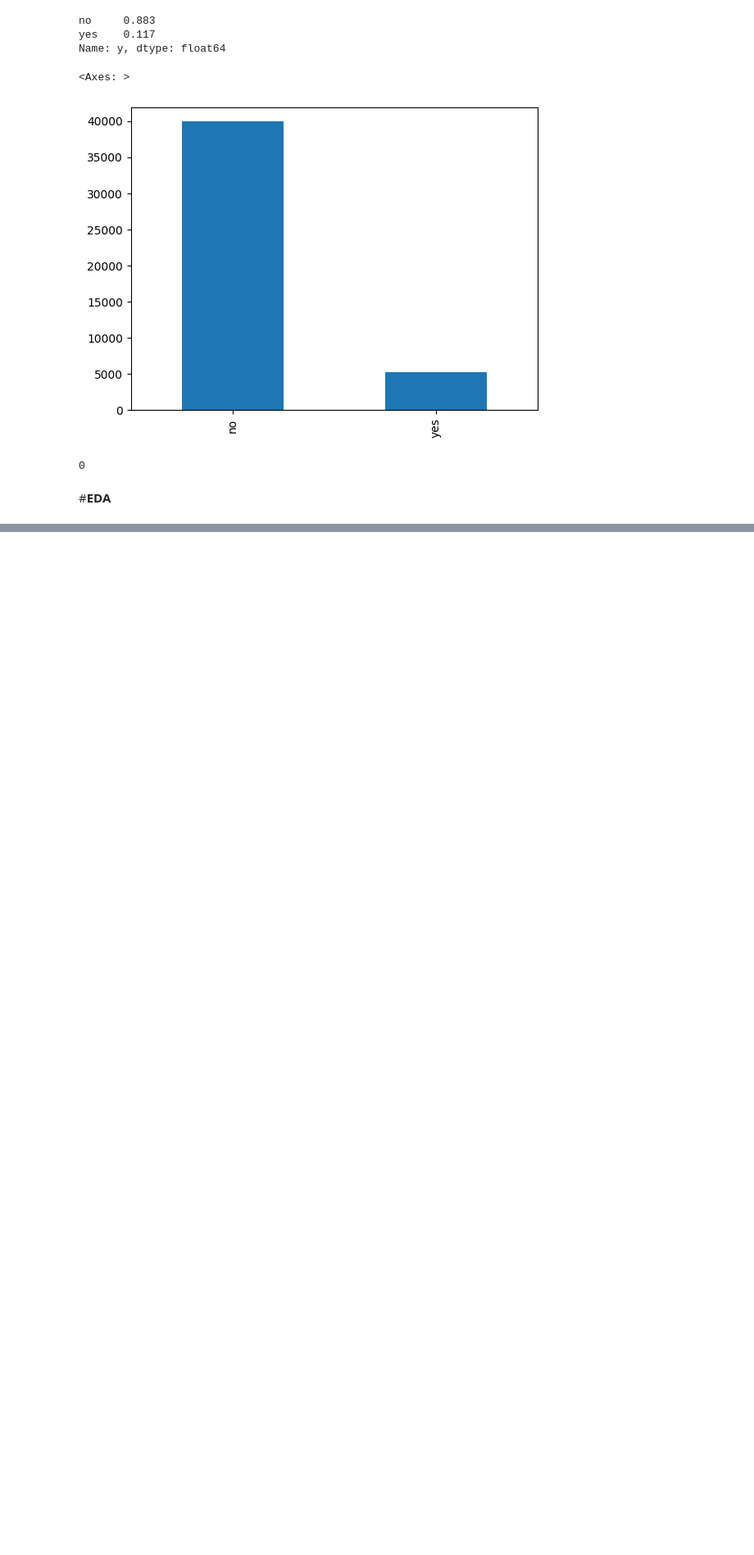
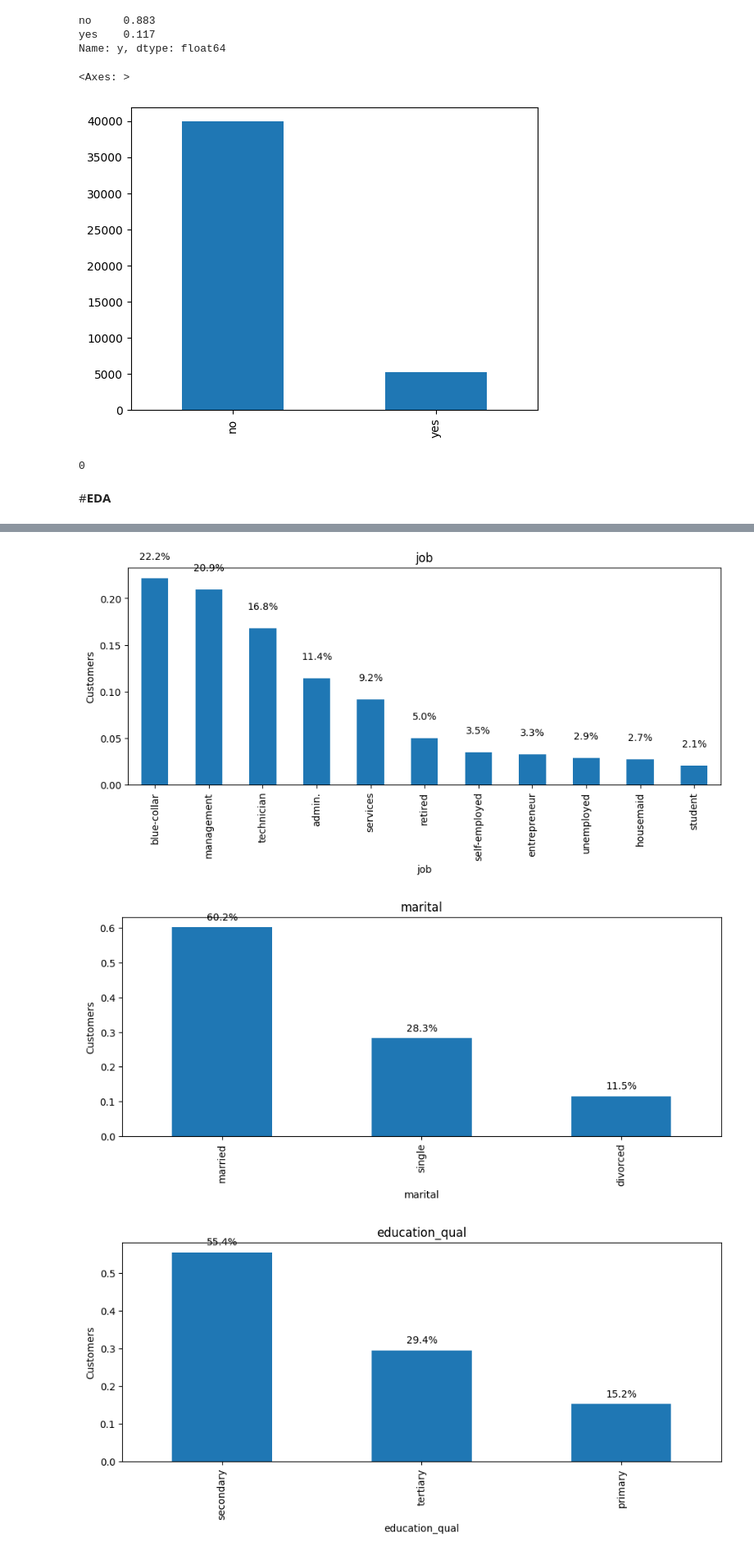
Before and after one commit to mahshooq-karayil/data-science, a Jupyter notebook: customer_conversion_prediction/customer_conversion_prediction.ipynb, the cells around one changed output, grey strips where cells are left out. Shown at 82% size. Saved outputs shown, nothing was run; the diff lists cells and outputs as text; code cells hidden in the pictures; blank space fills up the shorter version.

```diff
--- a/customer_conversion_prediction/customer_conversion_prediction.ipynb
+++ b/customer_conversion_prediction/customer_conversion_prediction.ipynb
@@ -415,0 +425,14 @@ df.y.isnull().sum()
+# %%
+for col in cat:
+  plt.figure(figsize=(50,4))
+  ax = plt.subplot(141)
+  df[col].value_counts(normalize = True).plot(kind = "bar")
+  plt.xlabel(col)
+  plt.ylabel("Customers")
+  plt.title(col)
+  for p in ax.patches:
+        ax.text(p.get_x()+p.get_width()/2., p.get_height()+0.02, f"{p.get_height()*100:.1f}%", ha="center")
+# %% [output]
+[figure, added]
+[figure, added]
+[figure, added]
```
Also changed, not shown: parts of 23 cells of this notebook.
